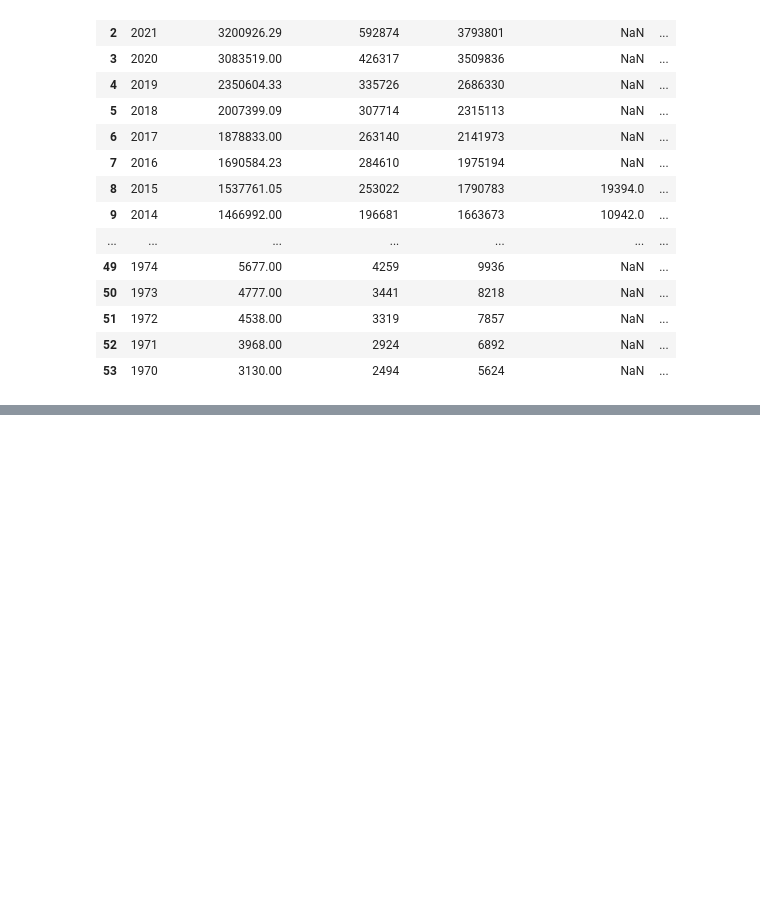
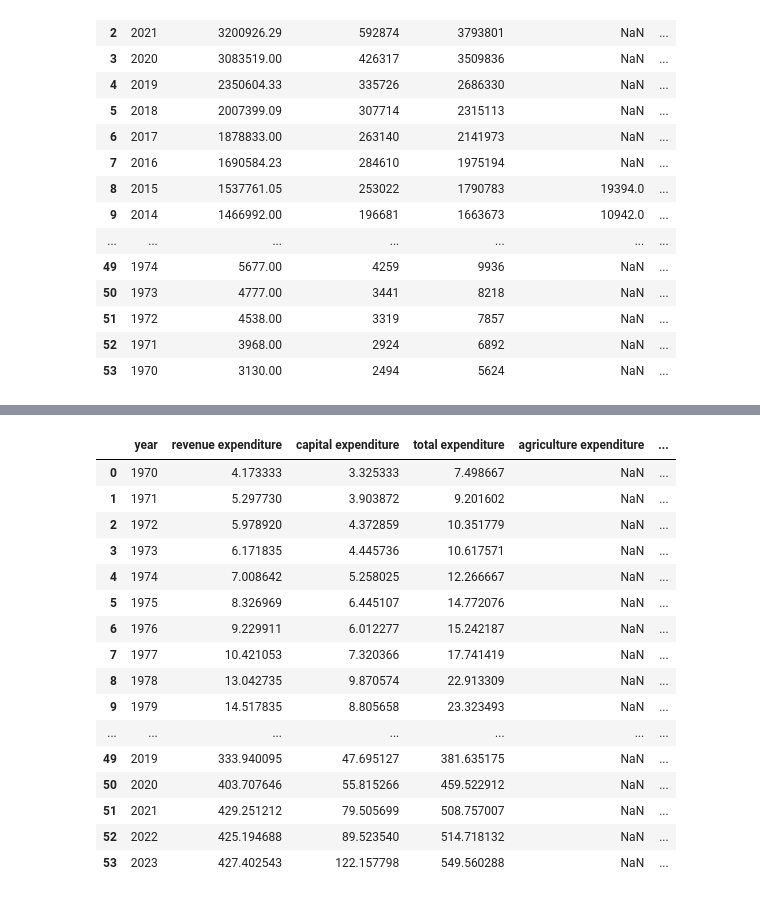
Before and after one commit to notadithyabhat/python_for_analytics_project, a Jupyter notebook: fdi_analysis.ipynb, the cells around one changed output, grey strips where cells are left out. Drawn from its saved outputs; the diff is of its cells as text; code cells hidden in the pictures; blank space fills up the shorter version.

```diff
--- a/fdi_analysis.ipynb
+++ b/fdi_analysis.ipynb
@@ -24,0 +88,28 @@ df
+# %%
+columns = columns = ['revenue expenditure', 'capital expenditure','total expenditure', 'agriculture expenditure',
+       'rural development expenditure', 'energy expenditure',
+       'industry and minerals expenditure', 'transport expenditure',
+       'internal debt']
+
+for column in columns:
+    df[column] = df[column]/(df["exchange rate"]*100)
+
+df
+# %% [output]
+|  | year | revenue expenditure | capital expenditure | total expenditure | agriculture expenditure | ... |
+| 0 | 1970 | 4.173333 | 3.325333 | 7.498667 | NaN | ... |
+| 1 | 1971 | 5.297730 | 3.903872 | 9.201602 | NaN | ... |
+| 2 | 1972 | 5.978920 | 4.372859 | 10.351779 | NaN | ... |
+| 3 | 1973 | 6.171835 | 4.445736 | 10.617571 | NaN | ... |
+| 4 | 1974 | 7.008642 | 5.258025 | 12.266667 | NaN | ... |
+| 5 | 1975 | 8.326969 | 6.445107 | 14.772076 | NaN | ... |
+| 6 | 1976 | 9.229911 | 6.012277 | 15.242187 | NaN | ... |
+| 7 | 1977 | 10.421053 | 7.320366 | 17.741419 | NaN | ... |
+| 8 | 1978 | 13.042735 | 9.870574 | 22.913309 | NaN | ... |
+| 9 | 1979 | 14.517835 | 8.805658 | 23.323493 | NaN | ... |
+| ... | ... | ... | ... | ... | ... | ... |
+| 49 | 2019 | 333.940095 | 47.695127 | 381.635175 | NaN | ... |
+| 50 | 2020 | 403.707646 | 55.815266 | 459.522912 | NaN | ... |
+| 51 | 2021 | 429.251212 | 79.505699 | 508.757007 | NaN | ... |
+| 52 | 2022 | 425.194688 | 89.523540 | 514.718132 | NaN | ... |
+| 53 | 2023 | 427.402543 | 122.157798 | 549.560288 | NaN | ... |
```
Also changed, not shown: parts of 5 cells of this notebook, 2 other files.
